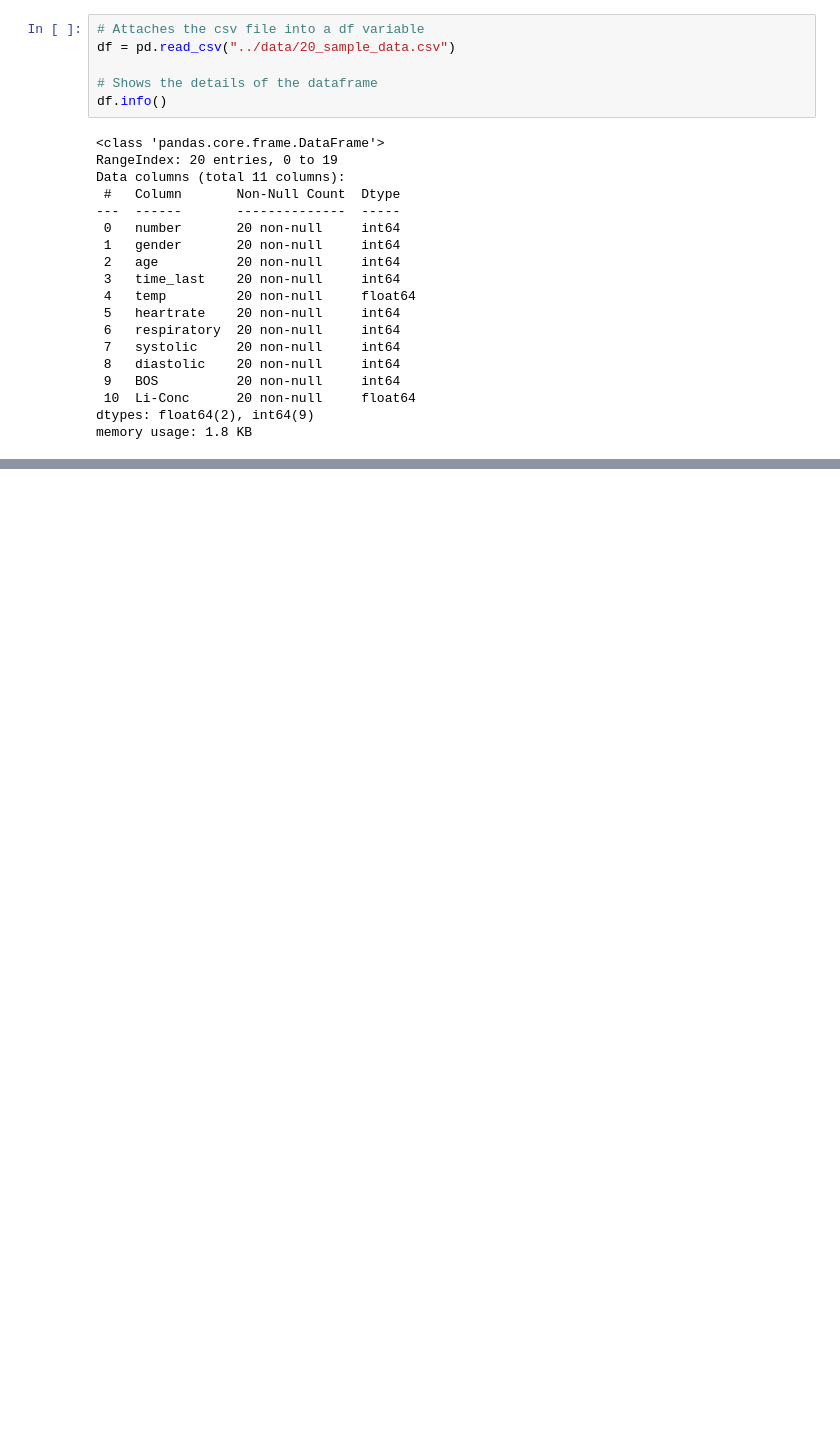
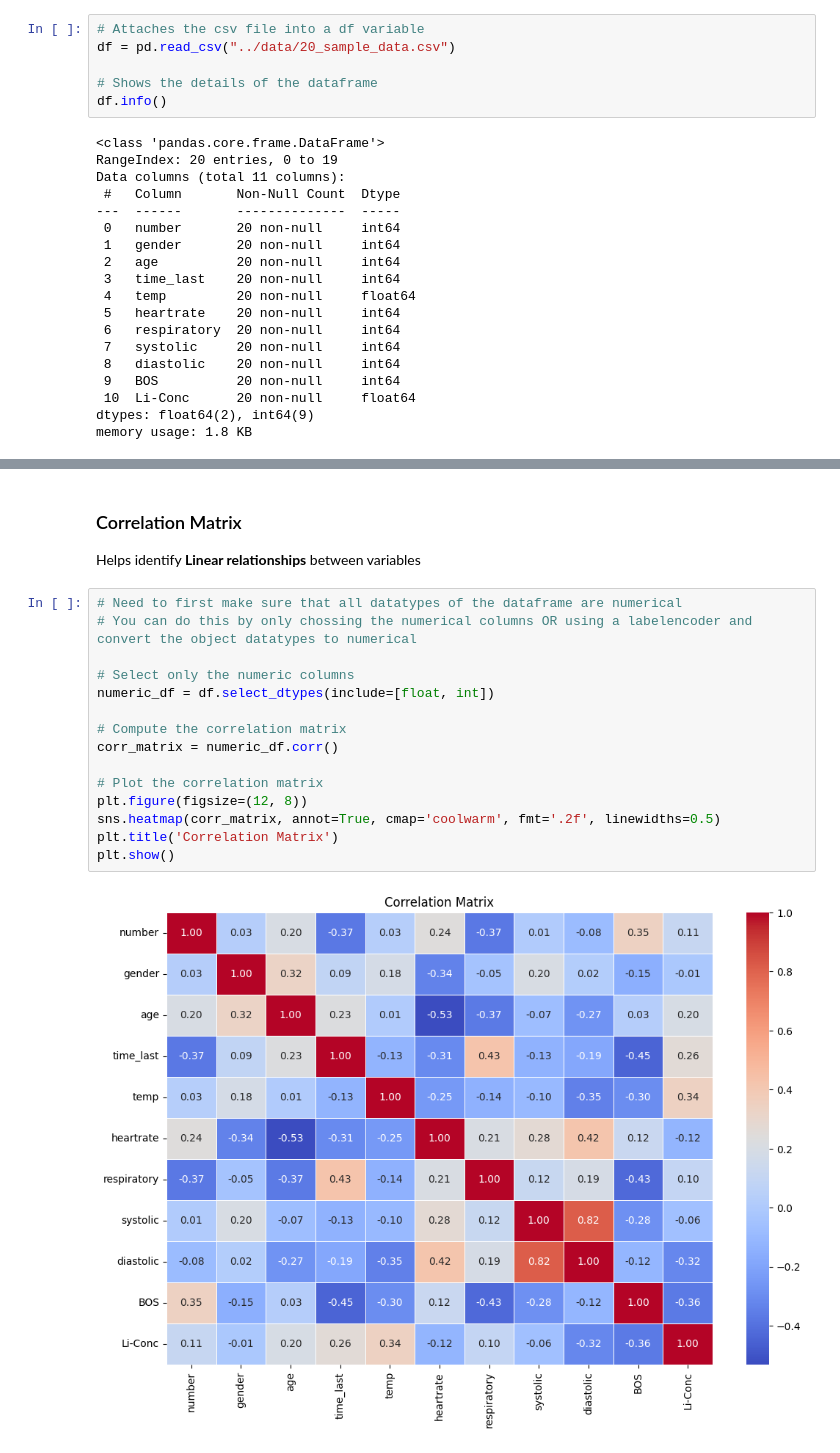
Before and after one commit to CMA-Projects/Machine-Learning-Lithium-Carbonate-in-Blood, a Jupyter notebook: Analysis/20_Sample_Data_Analysis.ipynb, the cells around one changed output, grey strips where cells are left out. Saved outputs shown, nothing was run; the diff lists cells and outputs as text; blank space fills up the shorter version.

```diff
--- a/Analysis/20_Sample_Data_Analysis.ipynb
+++ b/Analysis/20_Sample_Data_Analysis.ipynb
@@ -169,0 +320,21 @@ plt.show()
+# %% [markdown]
+### Correlation Matrix
+
+Helps identify **Linear relationships** between variables
+# %%
+# Need to first make sure that all datatypes of the dataframe are numerical
+# You can do this by only chossing the numerical columns OR using a labelencoder and convert the object datatypes to numerical
+
+# Select only the numeric columns
+numeric_df = df.select_dtypes(include=[float, int])
+
+# Compute the correlation matrix
+corr_matrix = numeric_df.corr()
+
+# Plot the correlation matrix
+plt.figure(figsize=(12, 8))
+sns.heatmap(corr_matrix, annot=True, cmap='coolwarm', fmt='.2f', linewidths=0.5)
+plt.title('Correlation Matrix')
+plt.show()
+# %% [output]
+[figure, added]
```
Also changed, not shown: parts of 49 cells of this notebook, 1 other file.
